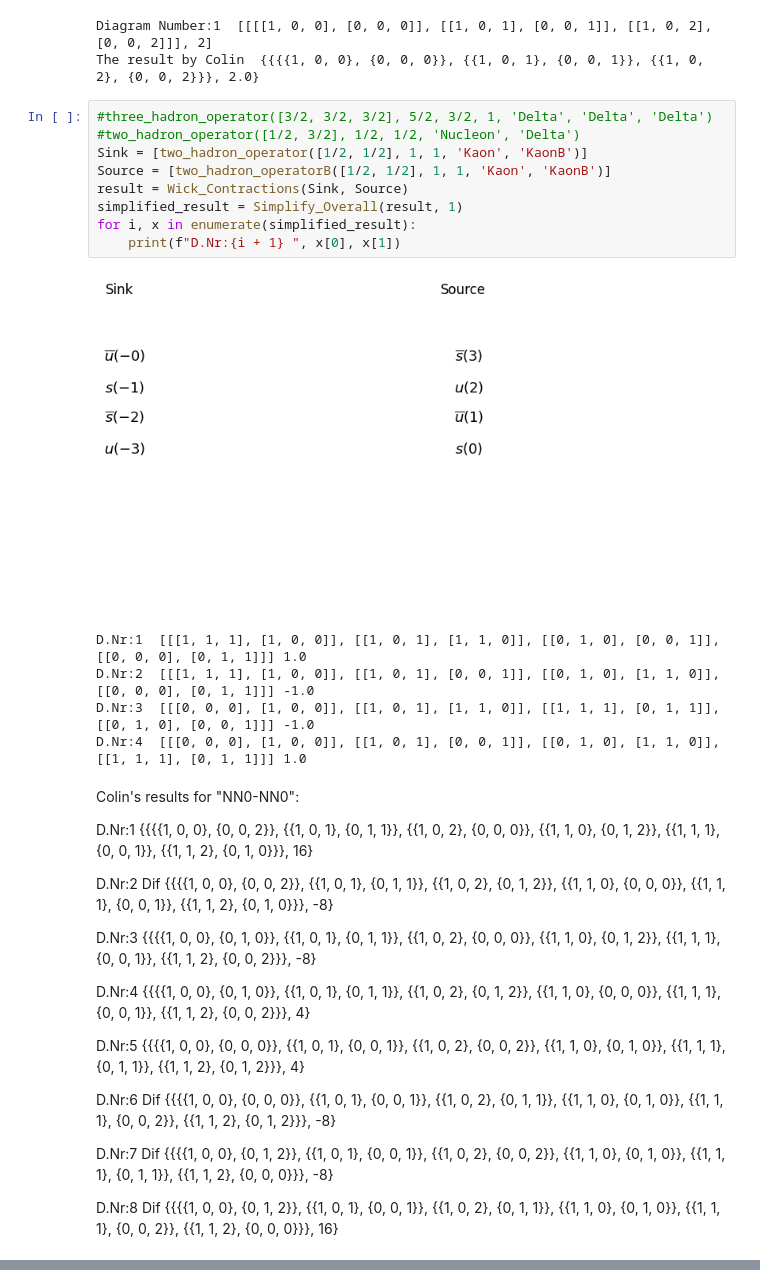
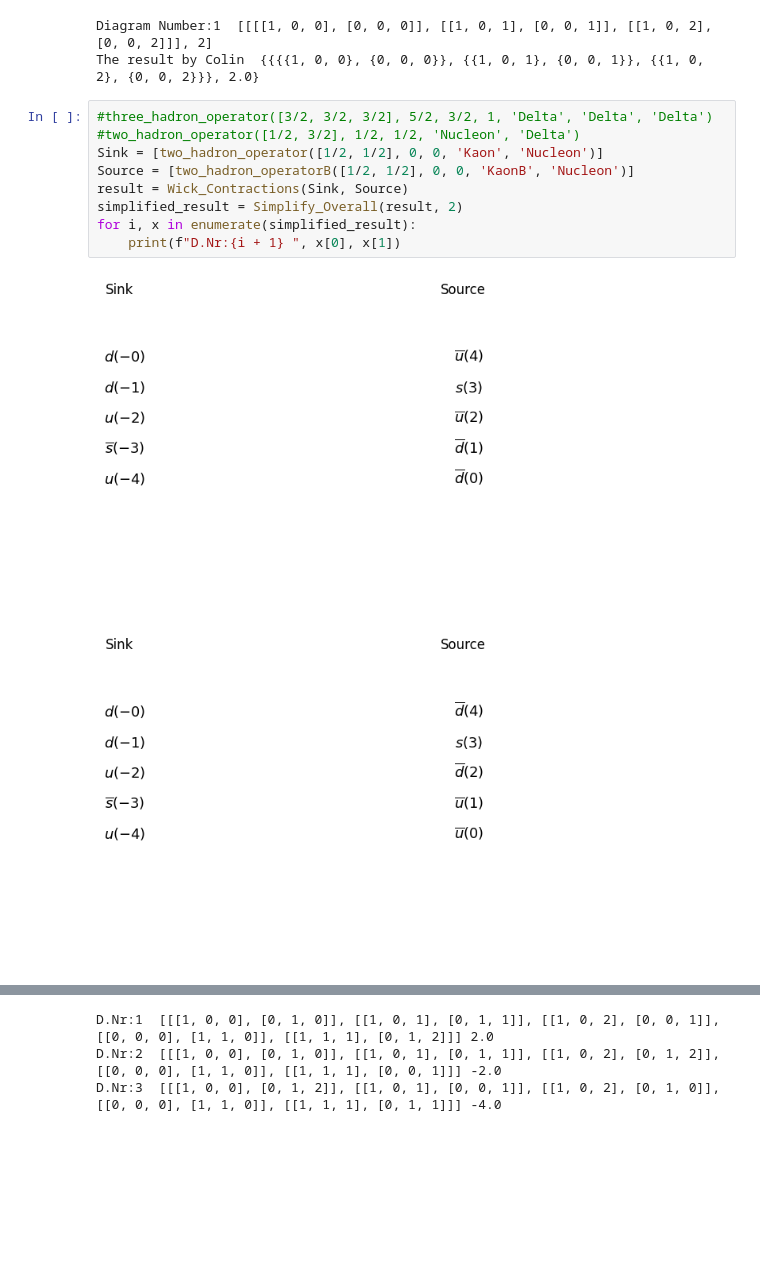
Before and after one commit to Herzallah15/Simplified-Wick-Contractions, a Jupyter notebook: 3H_2H_1H_Operator_in_ColinNotation.ipynb, the cells around one changed output, grey strips where cells are left out. Saved outputs shown, nothing was run; the diff lists cells and outputs as text; blank space fills up the shorter version.

```diff
--- a/3H_2H_1H_Operator_in_ColinNotation.ipynb
+++ b/3H_2H_1H_Operator_in_ColinNotation.ipynb
@@ -10028,38 +10027,15 @@ print("The result by Colin ", "{{{{1, 0, 0}, {0, 0, 0}}, {{1, 0, 1}, {0, 0, 1}},
 [figure]
 Diagram Number:1  [[[[1, 0, 0], [0, 0, 0]], [[1, 0, 1], [0, 0, 1]], [[1, 0, 2], [0, 0, 2]]], 2]
 The result by Colin  {{{{1, 0, 0}, {0, 0, 0}}, {{1, 0, 1}, {0, 0, 1}}, {{1, 0, 2}, {0, 0, 2}}}, 2.0}
-# %%
-#three_hadron_operator([3/2, 3/2, 3/2], 5/2, 3/2, 1, 'Delta', 'Delta', 'Delta')
-#two_hadron_operator([1/2, 3/2], 1/2, 1/2, 'Nucleon', 'Delta')
-Sink = [two_hadron_operator([1/2, 1/2], 1, 1, 'Kaon', 'KaonB')]
-Source = [two_hadron_operatorB([1/2, 1/2], 1, 1, 'Kaon', 'KaonB')]
-result = Wick_Contractions(Sink, Source)
-simplified_result = Simplify_Overall(result, 1)
-for i, x in enumerate(simplified_result):
-    print(f"D.Nr:{i + 1} ", x[0], x[1])
-# %% [output]
-[figure, removed]
-D.Nr:1  [[[1, 1, 1], [1, 0, 0]], [[1, 0, 1], [1, 1, 0]], [[0, 1, 0], [0, 0, 1]], [[0, 0, 0], [0, 1, 1]]] 1.0
-D.Nr:2  [[[1, 1, 1], [1, 0, 0]], [[1, 0, 1], [0, 0, 1]], [[0, 1, 0], [1, 1, 0]], [[0, 0, 0], [0, 1, 1]]] -1.0
-D.Nr:3  [[[0, 0, 0], [1, 0, 0]], [[1, 0, 1], [1, 1, 0]], [[1, 1, 1], [0, 1, 1]], [[0, 1, 0], [0, 0, 1]]] -1.0
-D.Nr:4  [[[0, 0, 0], [1, 0, 0]], [[1, 0, 1], [0, 0, 1]], [[0, 1, 0], [1, 1, 0]], [[1, 1, 1], [0, 1, 1]]] 1.0
-# %% [markdown]
- Colin's results for "NN0-NN0":
-
-
-D.Nr:1 {{{{1, 0, 0}, {0, 0, 2}}, {{1, 0, 1}, {0, 1, 1}}, {{1, 0, 2}, {0, 0, 0}}, {{1, 1, 0}, {0, 1, 2}}, {{1, 1, 1}, {0, 0, 1}}, {{1, 1, 2}, {0, 1, 0}}}, 16}
-
-D.Nr:2 Dif {{{{1, 0, 0}, {0, 0, 2}}, {{1, 0, 1}, {0, 1, 1}}, {{1, 0, 2}, {0, 1, 2}}, {{1, 1, 0}, {0, 0, 0}}, {{1, 1, 1}, {0, 0, 1}}, {{1, 1, 2}, {0, 1, 0}}}, -8}
-
-D.Nr:3 {{{{1, 0, 0}, {0, 1, 0}}, {{1, 0, 1}, {0, 1, 1}}, {{1, 0, 2}, {0, 0, 0}}, {{1, 1, 0}, {0, 1, 2}}, {{1, 1, 1}, {0, 0, 1}}, {{1, 1, 2}, {0, 0, 2}}}, -8}
-
-D.Nr:4 {{{{1, 0, 0}, {0, 1, 0}}, {{1, 0, 1}, {0, 1, 1}}, {{1, 0, 2}, {0, 1, 2}}, {{1, 1, 0}, {0, 0, 0}}, {{1, 1, 1}, {0, 0, 1}}, {{1, 1, 2}, {0, 0, 2}}}, 4}
-
-D.Nr:5 {{{{1, 0, 0}, {0, 0, 0}}, {{1, 0, 1}, {0, 0, 1}}, {{1, 0, 2}, {0, 0, 2}}, {{1, 1, 0}, {0, 1, 0}}, {{1, 1, 1}, {0, 1, 1}}, {{1, 1, 2}, {0, 1, 2}}}, 4}
-
-D.Nr:6  Dif {{{{1, 0, 0}, {0, 0, 0}}, {{1, 0, 1}, {0, 0, 1}}, {{1, 0, 2}, {0, 1, 1}}, {{1, 1, 0}, {0, 1, 0}}, {{1, 1, 1}, {0, 0, 2}}, {{1, 1, 2}, {0, 1, 2}}}, -8}
-
-D.Nr:7 Dif {{{{1, 0, 0}, {0, 1, 2}}, {{1, 0, 1}, {0, 0, 1}}, {{1, 0, 2}, {0, 0, 2}}, {{1, 1, 0}, {0, 1, 0}}, {{1, 1, 1}, {0, 1, 1}}, {{1, 1, 2}, {0, 0, 0}}}, -8}
-
-D.Nr:8 Dif
-{{{{1, 0, 0}, {0, 1, 2}}, {{1, 0, 1}, {0, 0, 1}}, {{1, 0, 2}, {0, 1, 1}}, {{1, 1, 0}, {0, 1, 0}}, {{1, 1, 1}, {0, 0, 2}}, {{1, 1, 2}, {0, 0, 0}}}, 16}
+# %%
+#three_hadron_operator([3/2, 3/2, 3/2], 5/2, 3/2, 1, 'Delta', 'Delta', 'Delta')
+#two_hadron_operator([1/2, 3/2], 1/2, 1/2, 'Nucleon', 'Delta')
+Sink = [two_hadron_operator([1/2, 1/2], 0, 0, 'Kaon', 'Nucleon')]
+Source = [two_hadron_operatorB([1/2, 1/2], 0, 0, 'KaonB', 'Nucleon')]
+result = Wick_Contractions(Sink, Source)
+simplified_result = Simplify_Overall(result, 2)
+for i, x in enumerate(simplified_result):
+    print(f"D.Nr:{i + 1} ", x[0], x[1])
+# %% [output]
+[figure, added]
+[figure, added]
@@ -10065,0 +10044,3 @@ D.Nr:8 Dif
+D.Nr:1  [[[1, 0, 0], [0, 1, 0]], [[1, 0, 1], [0, 1, 1]], [[1, 0, 2], [0, 0, 1]], [[0, 0, 0], [1, 1, 0]], [[1, 1, 1], [0, 1, 2]]] 2.0
+D.Nr:2  [[[1, 0, 0], [0, 1, 0]], [[1, 0, 1], [0, 1, 1]], [[1, 0, 2], [0, 1, 2]], [[0, 0, 0], [1, 1, 0]], [[1, 1, 1], [0, 0, 1]]] -2.0
+D.Nr:3  [[[1, 0, 0], [0, 1, 2]], [[1, 0, 1], [0, 0, 1]], [[1, 0, 2], [0, 1, 0]], [[0, 0, 0], [1, 1, 0]], [[1, 1, 1], [0, 1, 1]]] -4.0
```
Also changed, not shown: parts of 2 cells of this notebook.
